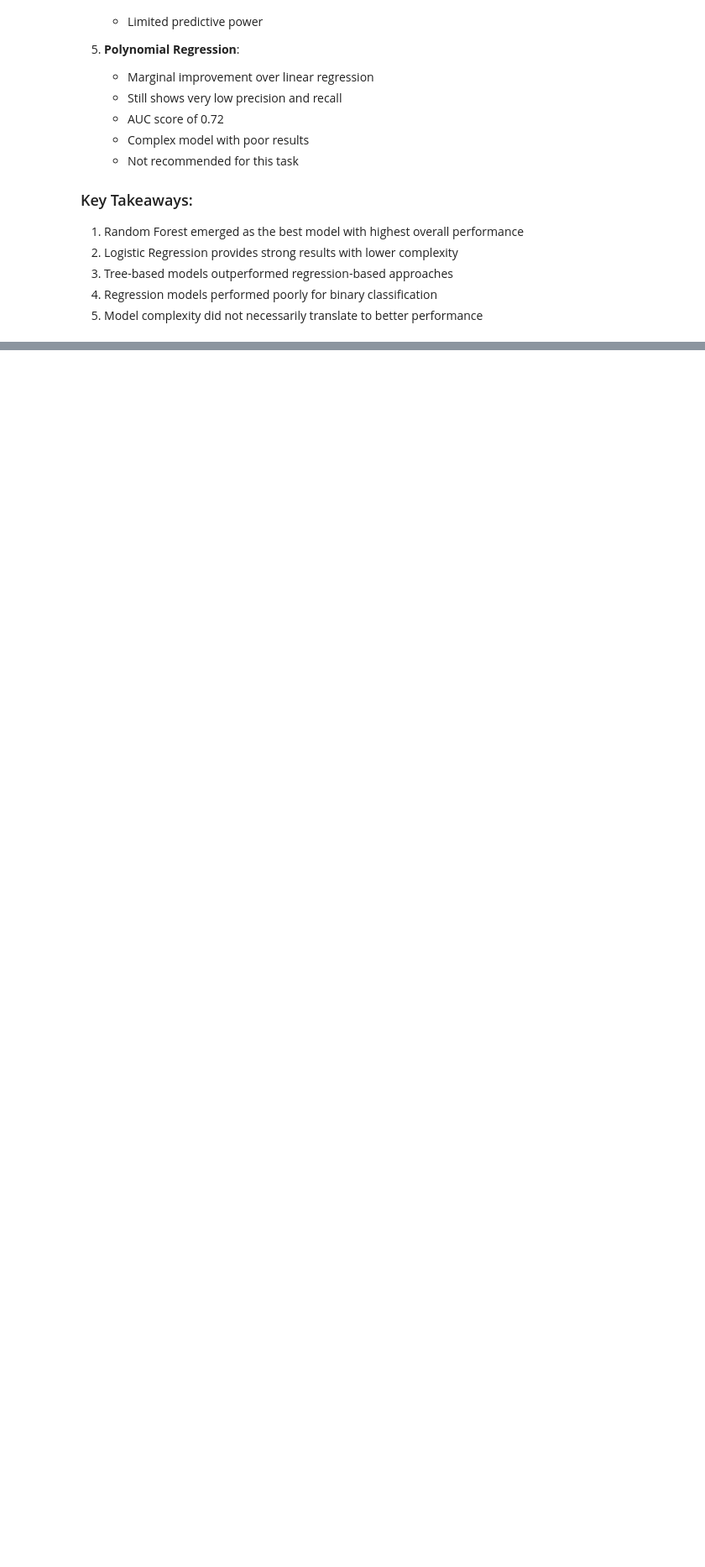
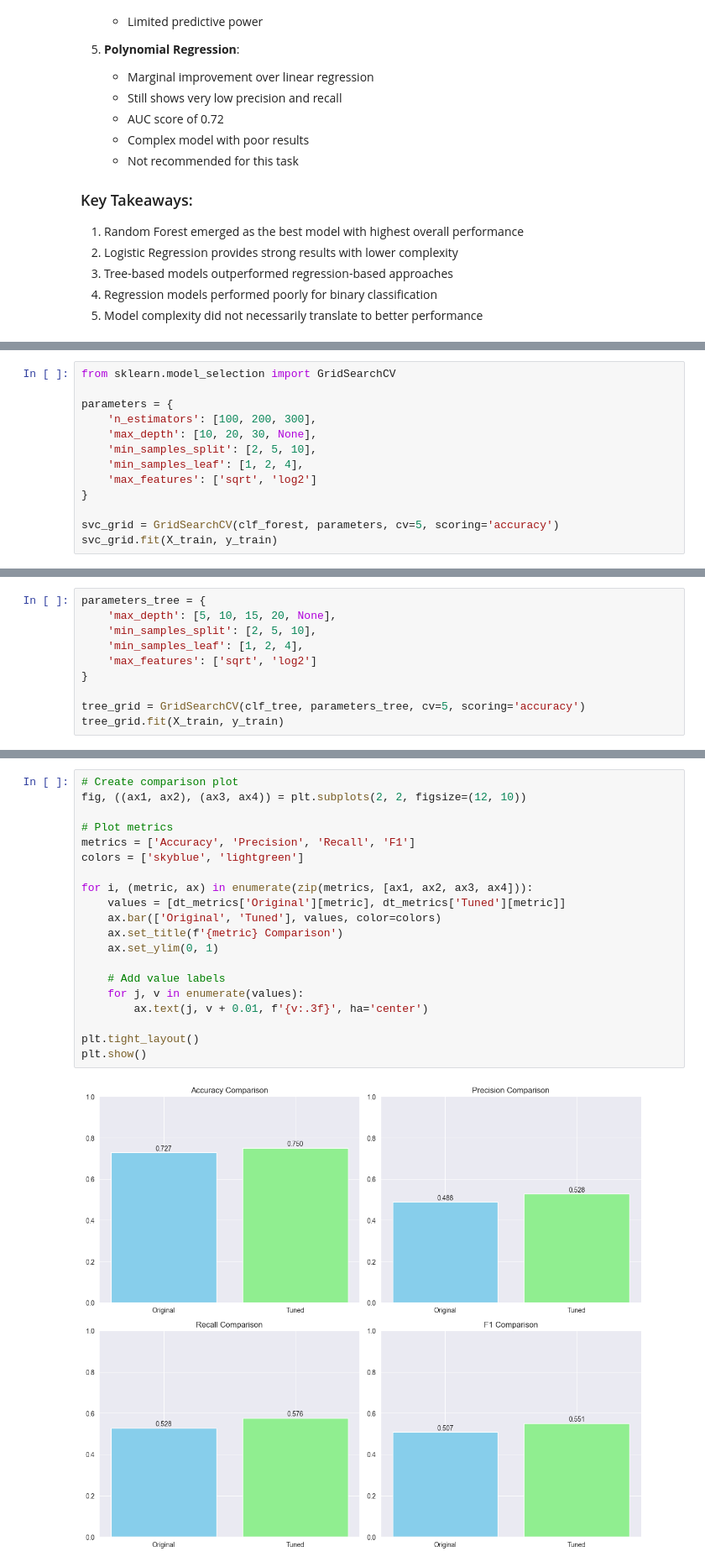
Before and after one commit to TouKhen/bloc-3, a Jupyter notebook: notebook/data-explo.ipynb, the cells around one changed output, grey strips where cells are left out. Shown at 84% size. Cells and saved outputs as stored; diff of their text form; blank space fills up the shorter version.

```diff
--- a/notebook/data-explo.ipynb
+++ b/notebook/data-explo.ipynb
@@ -1007,0 +1122,13 @@ Let's analyze how each model performed across different metrics using the latest
+# %%
+from sklearn.model_selection import GridSearchCV
+
+parameters = {
+    'n_estimators': [100, 200, 300],
+    'max_depth': [10, 20, 30, None],
+    'min_samples_split': [2, 5, 10],
+    'min_samples_leaf': [1, 2, 4],
+    'max_features': ['sqrt', 'log2']
+}
+
+svc_grid = GridSearchCV(clf_forest, parameters, cv=5, scoring='accuracy')
+svc_grid.fit(X_train, y_train)
@@ -1007,0 +1250,10 @@ Let's analyze how each model performed across different metrics using the latest
+# %%
+parameters_tree = {
+    'max_depth': [5, 10, 15, 20, None],
+    'min_samples_split': [2, 5, 10],
+    'min_samples_leaf': [1, 2, 4],
+    'max_features': ['sqrt', 'log2']
+}
+
+tree_grid = GridSearchCV(clf_tree, parameters_tree, cv=5, scoring='accuracy')
+tree_grid.fit(X_train, y_train)
@@ -1007,0 +1305,22 @@ Let's analyze how each model performed across different metrics using the latest
+# %%
+# Create comparison plot
+fig, ((ax1, ax2), (ax3, ax4)) = plt.subplots(2, 2, figsize=(12, 10))
+
+# Plot metrics
+metrics = ['Accuracy', 'Precision', 'Recall', 'F1']
+colors = ['skyblue', 'lightgreen']
+
+for i, (metric, ax) in enumerate(zip(metrics, [ax1, ax2, ax3, ax4])):
+    values = [dt_metrics['Original'][metric], dt_metrics['Tuned'][metric]]
+    ax.bar(['Original', 'Tuned'], values, color=colors)
+    ax.set_title(f'{metric} Comparison')
+    ax.set_ylim(0, 1)
+
+    # Add value labels
+    for j, v in enumerate(values):
+        ax.text(j, v + 0.01, f'{v:.3f}', ha='center')
+
+plt.tight_layout()
+plt.show()
+# %% [output]
+[figure, added]
```
Also changed, not shown: parts of 17 cells of this notebook.
